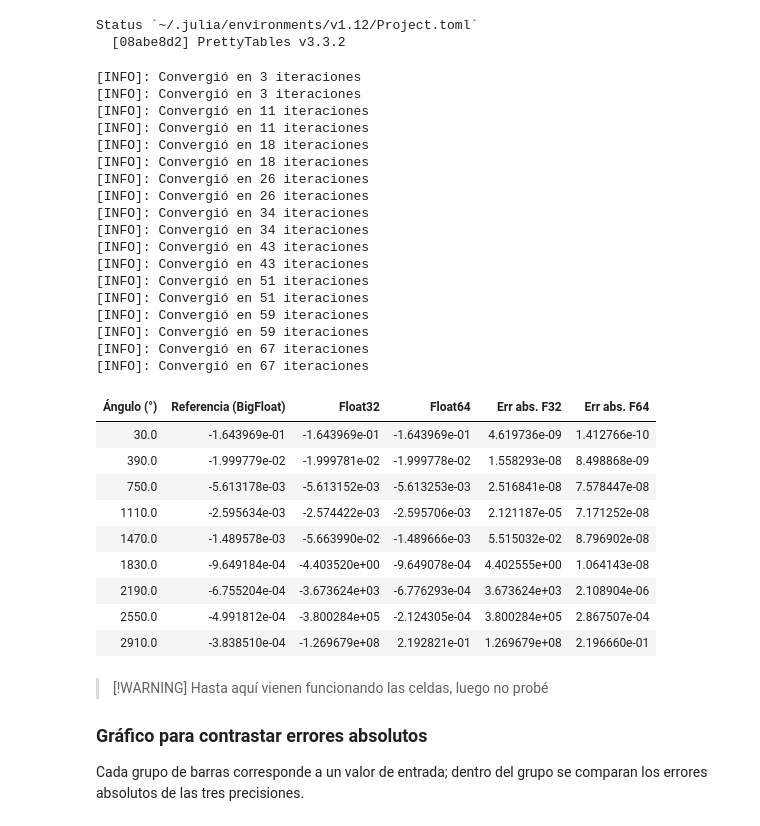
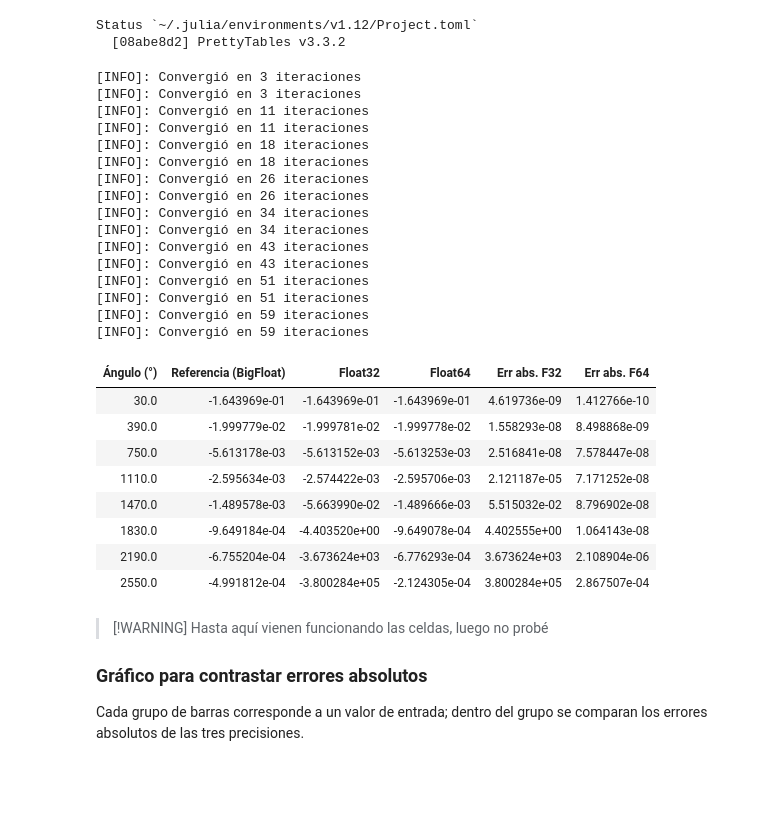
Before and after one commit to AndreaFigueroaR/comparison-of-precisions, a Jupyter notebook: Aproximaciones_seno.ipynb, the cells around one changed output. Drawn from its saved outputs; the diff is of its cells as text; code cells hidden in the pictures; blank space fills up the shorter version.

```diff
--- a/Aproximaciones_seno.ipynb
+++ b/Aproximaciones_seno.ipynb
@@ -131,7 +131,7 @@ Status `~/.julia/environments/v1.12/Project.toml`
 using Printf
 using PrettyTables
 
-angulos = [30, 390, 750, 1110, 1470, 1830, 2190, 2550, 2910]
+angulos = [30, 390, 750, 1110, 1470, 1830, 2190, 2550]
 tol     = 1e-6
 
 # Calcular valores e iteraciones necesitadas
@@ -163,36 +163,33 @@ pretty_table(
     ],
     formatters = [(v, i, j) -> j in 2:8 ? @sprintf("%.6e", v) : v],
     alignment  = [:r, :r, :r, :r, :r, :r],
 )
 # %% [output]
 [INFO]: Convergió en 3 iteraciones
 [INFO]: Convergió en 3 iteraciones
 [INFO]: Convergió en 11 iteraciones
 [INFO]: Convergió en 11 iteraciones
 [INFO]: Convergió en 18 iteraciones
 [INFO]: Convergió en 18 iteraciones
 [INFO]: Convergió en 26 iteraciones
 [INFO]: Convergió en 26 iteraciones
 [INFO]: Convergió en 34 iteraciones
 [INFO]: Convergió en 34 iteraciones
 [INFO]: Convergió en 43 iteraciones
 [INFO]: Convergió en 43 iteraciones
 [INFO]: Convergió en 51 iteraciones
 [INFO]: Convergió en 51 iteraciones
 [INFO]: Convergió en 59 iteraciones
 [INFO]: Convergió en 59 iteraciones
-[INFO]: Convergió en 67 iteraciones
-[INFO]: Convergió en 67 iteraciones
 | Ángulo (°) | Referencia (BigFloat) | Float32 | Float64 | Err abs. F32 | Err abs. F64 |
 | 30.0 | -1.643969e-01 | -1.643969e-01 | -1.643969e-01 | 4.619736e-09 | 1.412766e-10 |
 | 390.0 | -1.999779e-02 | -1.999781e-02 | -1.999778e-02 | 1.558293e-08 | 8.498868e-09 |
 | 750.0 | -5.613178e-03 | -5.613152e-03 | -5.613253e-03 | 2.516841e-08 | 7.578447e-08 |
 | 1110.0 | -2.595634e-03 | -2.574422e-03 | -2.595706e-03 | 2.121187e-05 | 7.171252e-08 |
 | 1470.0 | -1.489578e-03 | -5.663990e-02 | -1.489666e-03 | 5.515032e-02 | 8.796902e-08 |
 | 1830.0 | -9.649184e-04 | -4.403520e+00 | -9.649078e-04 | 4.402555e+00 | 1.064143e-08 |
 | 2190.0 | -6.755204e-04 | -3.673624e+03 | -6.776293e-04 | 3.673624e+03 | 2.108904e-06 |
 | 2550.0 | -4.991812e-04 | -3.800284e+05 | -2.124305e-04 | 3.800284e+05 | 2.867507e-04 |
-| 2910.0 | -3.838510e-04 | -1.269679e+08 | 2.192821e-01 | 1.269679e+08 | 2.196660e-01 |
 # %% [markdown]
 > [!WARNING]
 > Hasta aquí vienen funcionando las celdas, luego no probé
```
Also changed, not shown: parts of 3 cells of this notebook.
